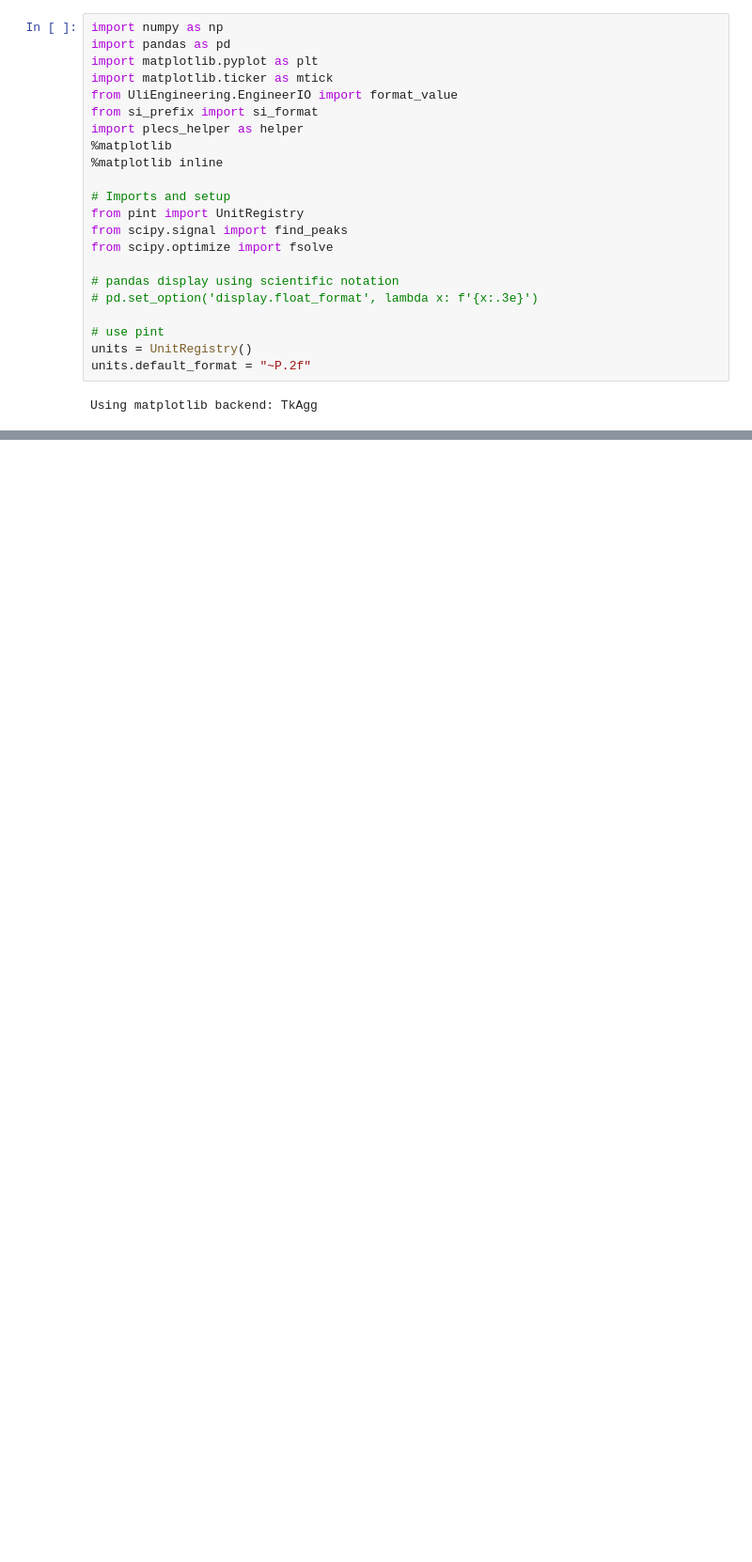
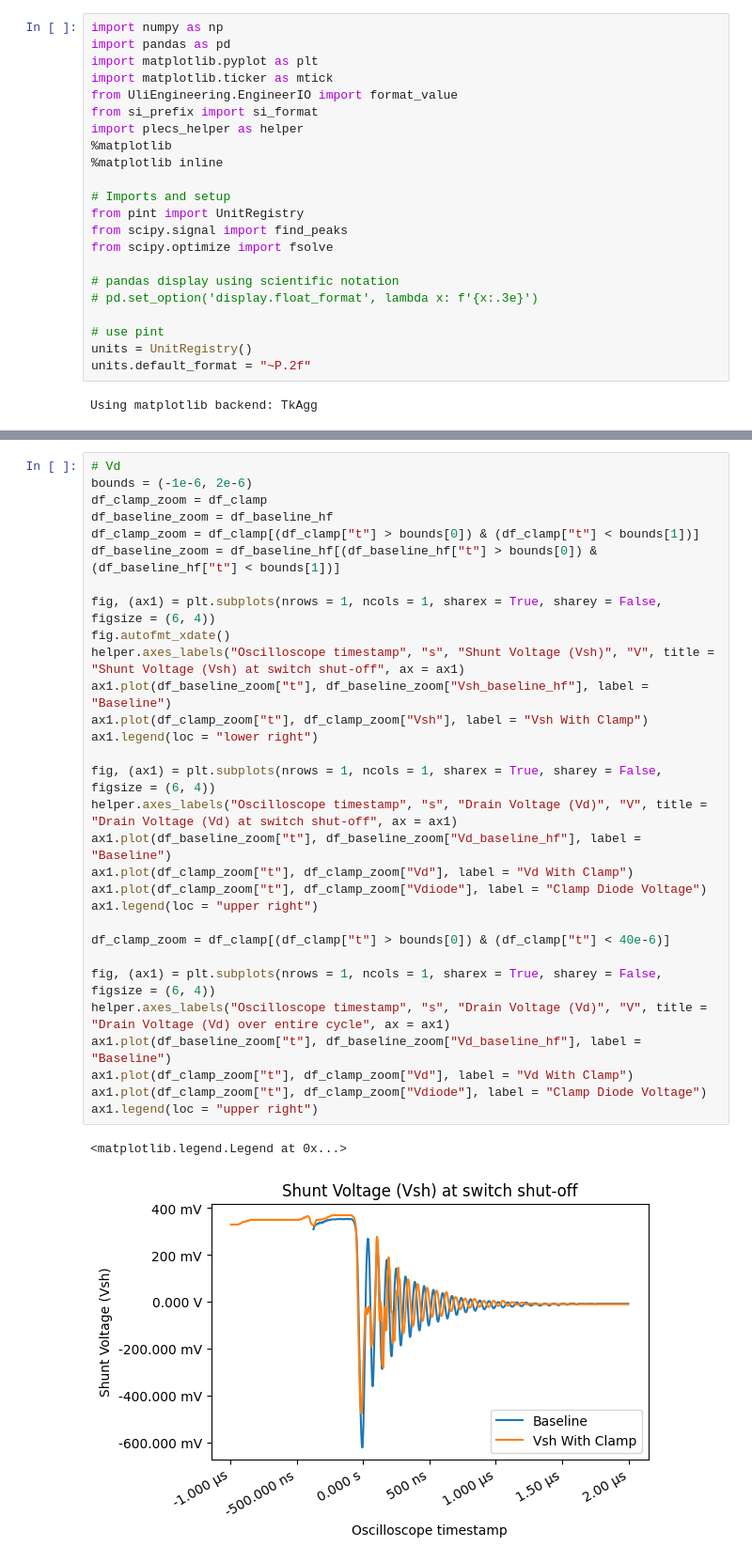
Before and after one commit to ianeyk/power-electronics, a Jupyter notebook: Lab 7/Lab7_report.ipynb, the cells around one changed output, grey strips where cells are left out. Shown at 94% size. Drawn from its saved outputs; the diff is of its cells as text; blank space fills up the shorter version.

```diff
--- a/Lab 7/Lab7_report.ipynb
+++ b/Lab 7/Lab7_report.ipynb
@@ -523,0 +100,33 @@ print(Cclamp.to(units.nanofarad))
+# %%
+# Vd
+bounds = (-1e-6, 2e-6)
+df_clamp_zoom = df_clamp
+df_baseline_zoom = df_baseline_hf
+df_clamp_zoom = df_clamp[(df_clamp["t"] > bounds[0]) & (df_clamp["t"] < bounds[1])]
+df_baseline_zoom = df_baseline_hf[(df_baseline_hf["t"] > bounds[0]) & (df_baseline_hf["t"] < bounds[1])]
+
+fig, (ax1) = plt.subplots(nrows = 1, ncols = 1, sharex = True, sharey = False, figsize = (6, 4))
+fig.autofmt_xdate()
+helper.axes_labels("Oscilloscope timestamp", "s", "Shunt Voltage (Vsh)", "V", title = "Shunt Voltage (Vsh) at switch shut-off", ax = ax1)
+ax1.plot(df_baseline_zoom["t"], df_baseline_zoom["Vsh_baseline_hf"], label = "Baseline")
+ax1.plot(df_clamp_zoom["t"], df_clamp_zoom["Vsh"], label = "Vsh With Clamp")
+ax1.legend(loc = "lower right")
+
+fig, (ax1) = plt.subplots(nrows = 1, ncols = 1, sharex = True, sharey = False, figsize = (6, 4))
+helper.axes_labels("Oscilloscope timestamp", "s", "Drain Voltage (Vd)", "V", title = "Drain Voltage (Vd) at switch shut-off", ax = ax1)
+ax1.plot(df_baseline_zoom["t"], df_baseline_zoom["Vd_baseline_hf"], label = "Baseline")
+ax1.plot(df_clamp_zoom["t"], df_clamp_zoom["Vd"], label = "Vd With Clamp")
+ax1.plot(df_clamp_zoom["t"], df_clamp_zoom["Vdiode"], label = "Clamp Diode Voltage")
+ax1.legend(loc = "upper right")
+
+df_clamp_zoom = df_clamp[(df_clamp["t"] > bounds[0]) & (df_clamp["t"] < 40e-6)]
+
+fig, (ax1) = plt.subplots(nrows = 1, ncols = 1, sharex = True, sharey = False, figsize = (6, 4))
+helper.axes_labels("Oscilloscope timestamp", "s", "Drain Voltage (Vd)", "V", title = "Drain Voltage (Vd) over entire cycle", ax = ax1)
+ax1.plot(df_baseline_zoom["t"], df_baseline_zoom["Vd_baseline_hf"], label = "Baseline")
+ax1.plot(df_clamp_zoom["t"], df_clamp_zoom["Vd"], label = "Vd With Clamp")
+ax1.plot(df_clamp_zoom["t"], df_clamp_zoom["Vdiode"], label = "Clamp Diode Voltage")
+ax1.legend(loc = "upper right")
+# %% [output]
+<matplotlib.legend.Legend at 0x...>
+[figure, added]
```
Also changed, not shown: parts of 20 cells of this notebook, 19 other files.
